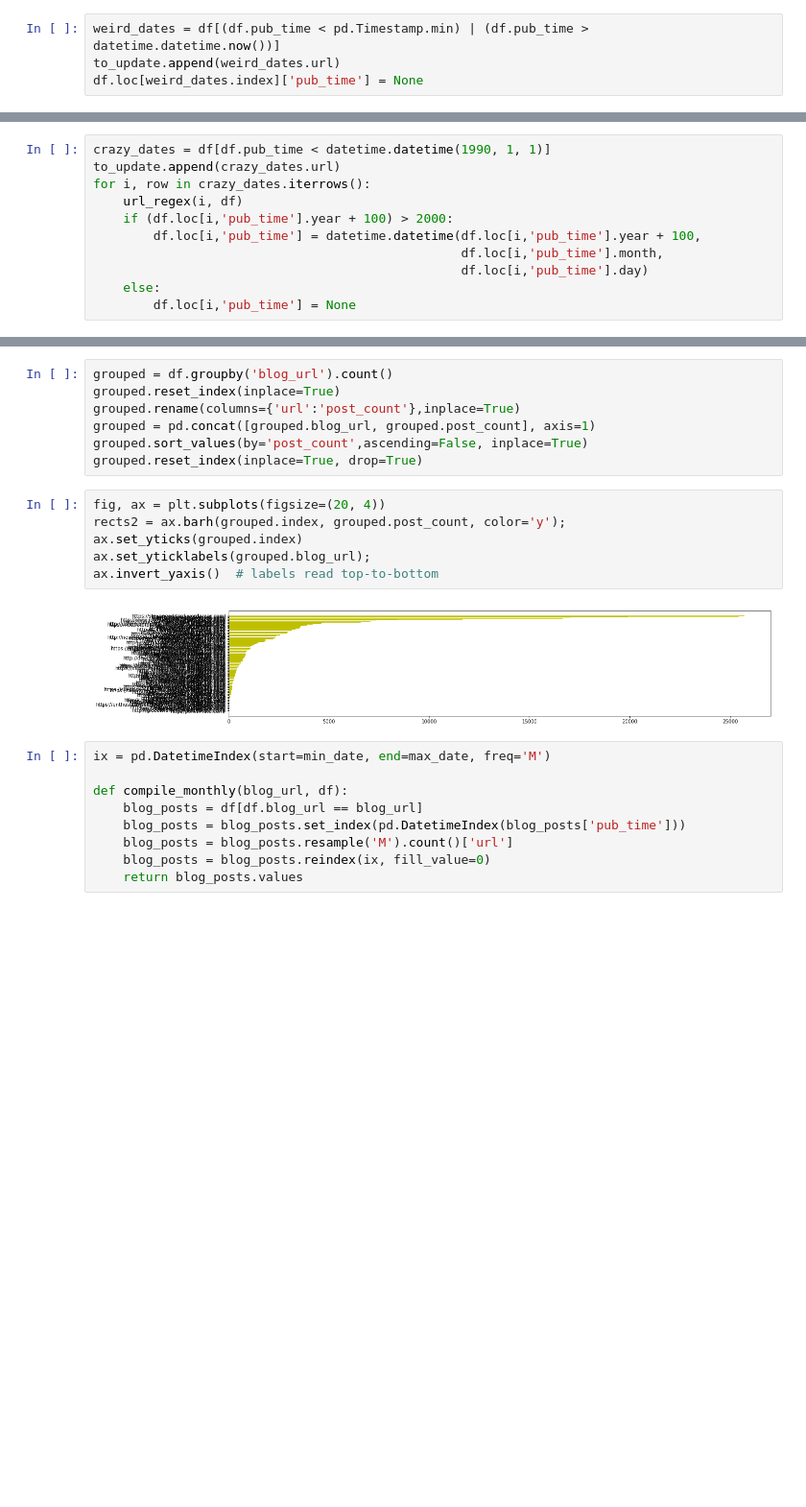
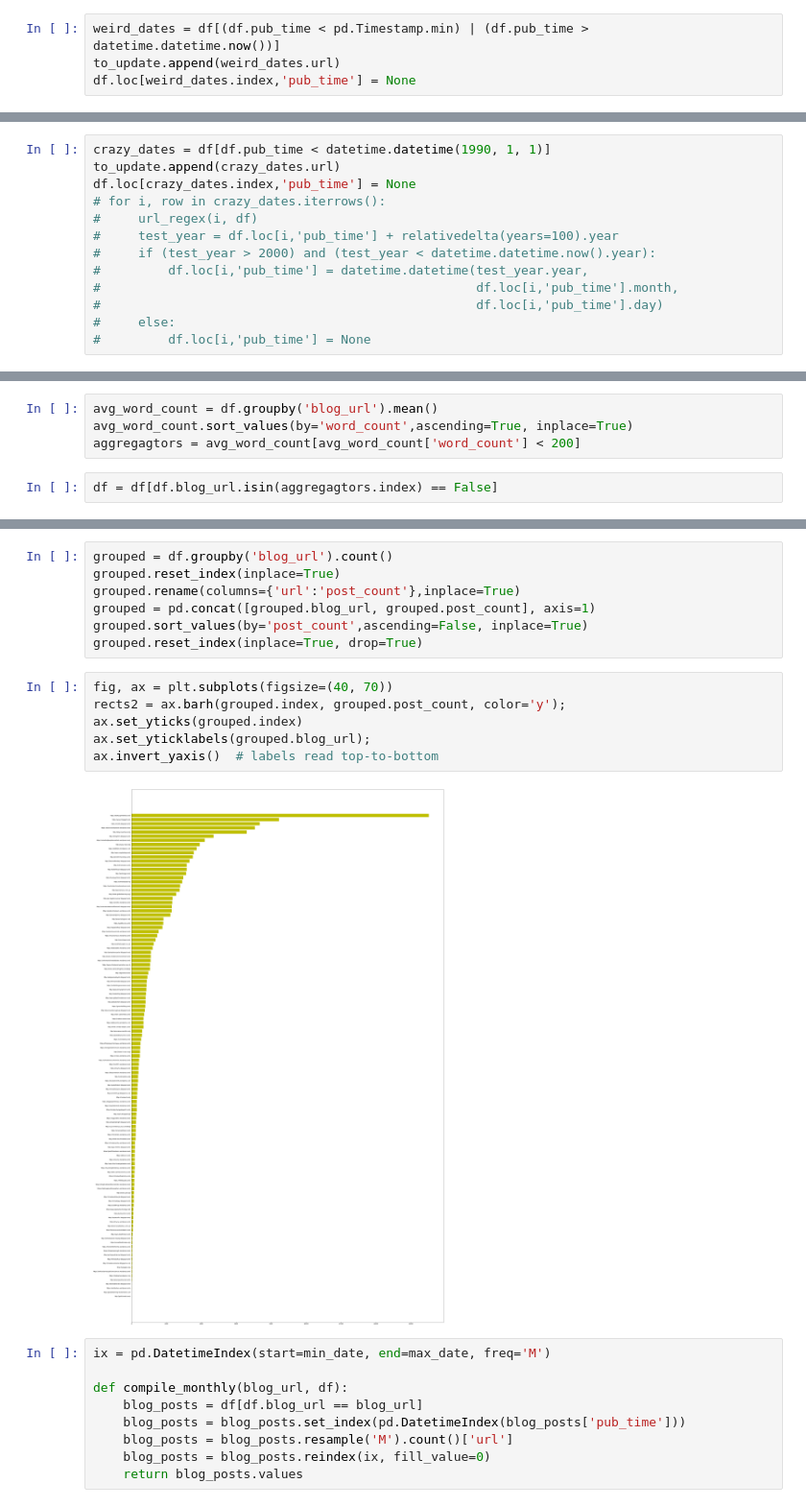
Before and after one commit to magananoronha/climate-blog-scraper, a Jupyter notebook: eda/First pass.ipynb, the cells around one changed output, grey strips where cells are left out. Shown at 96% size. Cells and saved outputs as stored; diff of their text form; blank space fills up the shorter version.

```diff
--- a/eda/First pass.ipynb
+++ b/eda/First pass.ipynb
@@ -21,4 +22,4 @@ to_update = []
 # %%
 weird_dates = df[(df.pub_time < pd.Timestamp.min) | (df.pub_time > datetime.datetime.now())]
 to_update.append(weird_dates.url)
-df.loc[weird_dates.index]['pub_time'] = None
+df.loc[weird_dates.index,'pub_time'] = None
@@ -35,13 +56,15 @@ for i, row in null_dates.iterrows():
 # %%
 crazy_dates = df[df.pub_time < datetime.datetime(1990, 1, 1)]
 to_update.append(crazy_dates.url)
-for i, row in crazy_dates.iterrows():
-    url_regex(i, df)
-    if (df.loc[i,'pub_time'].year + 100) > 2000:
-        df.loc[i,'pub_time'] = datetime.datetime(df.loc[i,'pub_time'].year + 100,
-                                                 df.loc[i,'pub_time'].month,
-                                                 df.loc[i,'pub_time'].day)
-    else:
-        df.loc[i,'pub_time'] = None
+df.loc[crazy_dates.index,'pub_time'] = None
+# for i, row in crazy_dates.iterrows():
+#     url_regex(i, df)
+#     test_year = df.loc[i,'pub_time'] + relativedelta(years=100).year
+#     if (test_year > 2000) and (test_year < datetime.datetime.now().year):
+#         df.loc[i,'pub_time'] = datetime.datetime(test_year.year,
+#                                                  df.loc[i,'pub_time'].month,
+#                                                  df.loc[i,'pub_time'].day)
+#     else:
+#         df.loc[i,'pub_time'] = None
 # %%
 df = df[(df.pub_time).notnull()]
@@ -61,0 +89,6 @@ plt.hist(df.word_count, 10000, facecolor='y', alpha=0.75);
+# %%
+avg_word_count = df.groupby('blog_url').mean()
+avg_word_count.sort_values(by='word_count',ascending=True, inplace=True)
+aggregagtors = avg_word_count[avg_word_count['word_count'] < 200]
+# %%
+df = df[df.blog_url.isin(aggregagtors.index) == False]
@@ -67,13 +104,13 @@ grouped = pd.concat([grouped.blog_url, grouped.post_count], axis=1)
 grouped.sort_values(by='post_count',ascending=False, inplace=True)
 grouped.reset_index(inplace=True, drop=True)
 # %%
-fig, ax = plt.subplots(figsize=(20, 4))
+fig, ax = plt.subplots(figsize=(40, 70))
 rects2 = ax.barh(grouped.index, grouped.post_count, color='y');
 ax.set_yticks(grouped.index)
 ax.set_yticklabels(grouped.blog_url);
 ax.invert_yaxis()  # labels read top-to-bottom
 # %% [output]
-[figure, old version]
+[figure, new version]
 # %%
 ix = pd.DatetimeIndex(start=min_date, end=max_date, freq='M')
 
```
Also changed, not shown: parts of 13 cells of this notebook, 3 other files.
